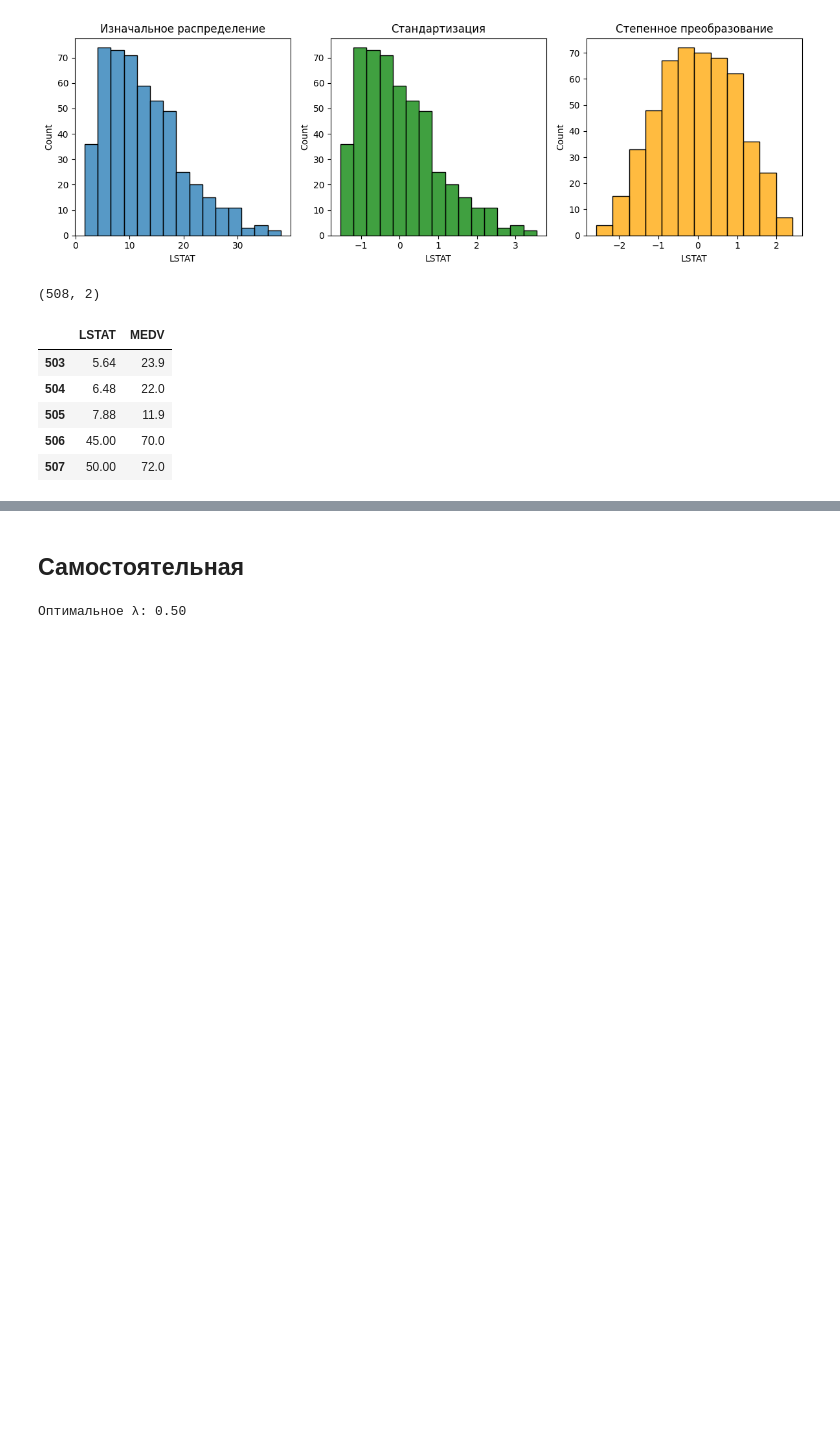
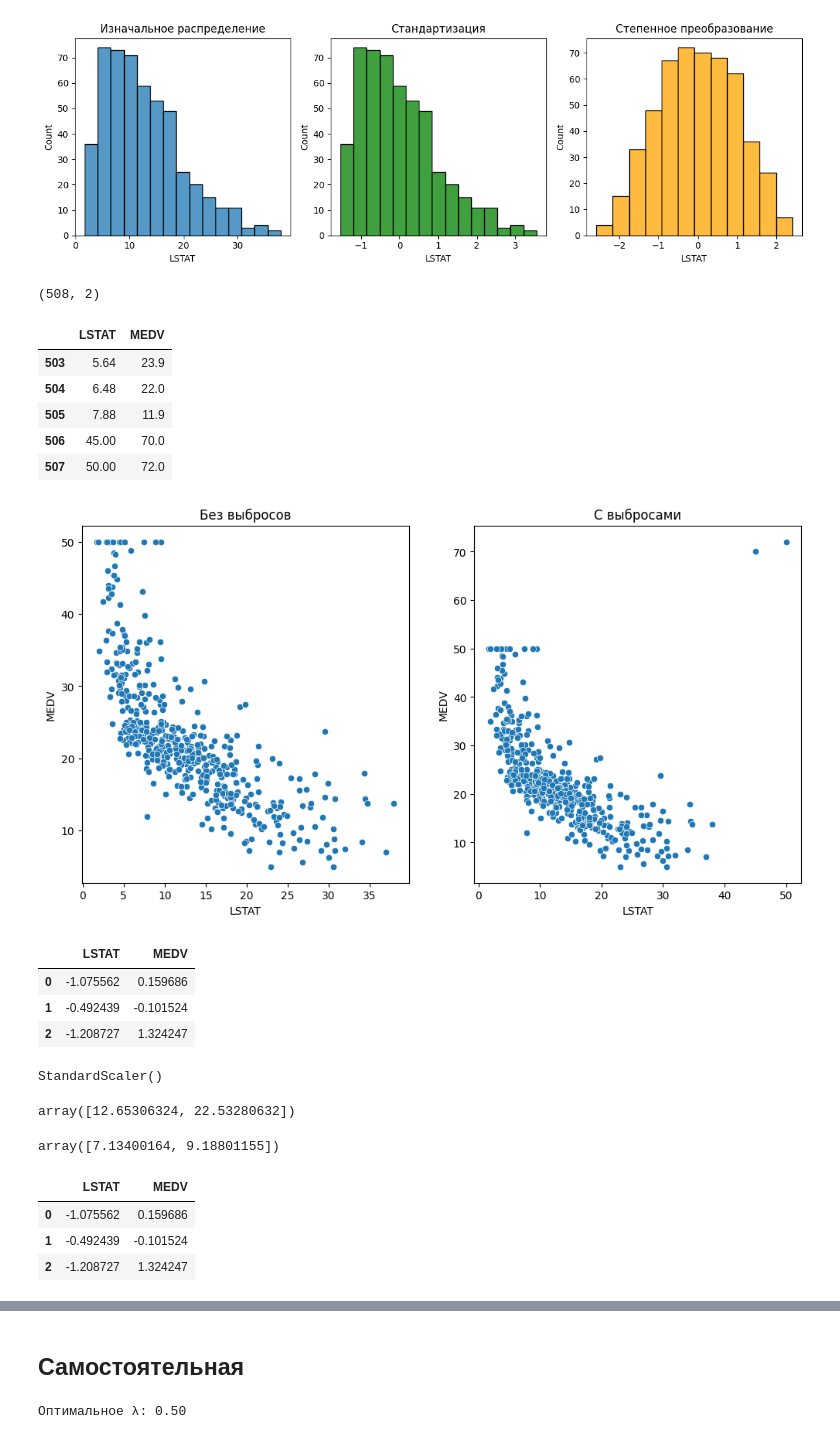
Before and after one commit to ChargeChallenger/TANN-notebooks, a Jupyter notebook: 04-nonlinear.ipynb, the cells around one changed output, grey strips where cells are left out. Saved outputs shown, nothing was run; the diff lists cells and outputs as text; code cells hidden in the pictures; blank space fills up the shorter version.

```diff
--- a/04-nonlinear.ipynb
+++ b/04-nonlinear.ipynb
@@ -86,3 +86,33 @@ boston_outlier.tail()
 | 507 | 50.00 | 72.0 |
 # %%
 fig, ax = plt.subplots(1, 2, figsize = (12,6))
+sns.scatterplot(data = boston, x = 'LSTAT', y = 'MEDV', ax = ax[0]).set(title = 'Без выбросов')
+sns.scatterplot(data = boston_outlier, x = 'LSTAT', y = 'MEDV', ax = ax[1]).set(title = 'С выбросами');
+# %% [output]
+[figure, added]
+# %%
+((boston - np.mean(boston, axis=0)) / np.std(boston, axis=0)).head(3)
+# %% [output]
+|  | LSTAT | MEDV |
+| 0 | -1.075562 | 0.159686 |
+| 1 | -0.492439 | -0.101524 |
+| 2 | -1.208727 | 1.324247 |
+# %%
+# из модуля preprocessing импортируем класс StandardScaler
+from sklearn.preprocessing import StandardScaler
+
+# создадим объект класса StandardScaler и применим метод .fit()
+st_scaler = StandardScaler().fit(boston)
+st_scaler
+# %% [output]
+StandardScaler()
+# %%
+# выведем среднее арифметическое
+st_scaler.mean_
+# %% [output]
+array([12.65306324, 22.53280632])
+# %%
+# и СКО каждого из столбцов
+st_scaler.scale_
+# %% [output]
+array([7.13400164, 9.18801155])
@@ -88,0 +122,8 @@ fig, ax = plt.subplots(1, 2, figsize = (12,6))
+# %%
+# превратим массив в датафрейм с помощью функции pd.DataFrame()
+pd.DataFrame(boston_scaled, columns = boston.columns).head(3)
+# %% [output]
+|  | LSTAT | MEDV |
+| 0 | -1.075562 | 0.159686 |
+| 1 | -0.492439 | -0.101524 |
+| 2 | -1.208727 | 1.324247 |
```
Also changed, not shown: parts of 82 cells of this notebook.
